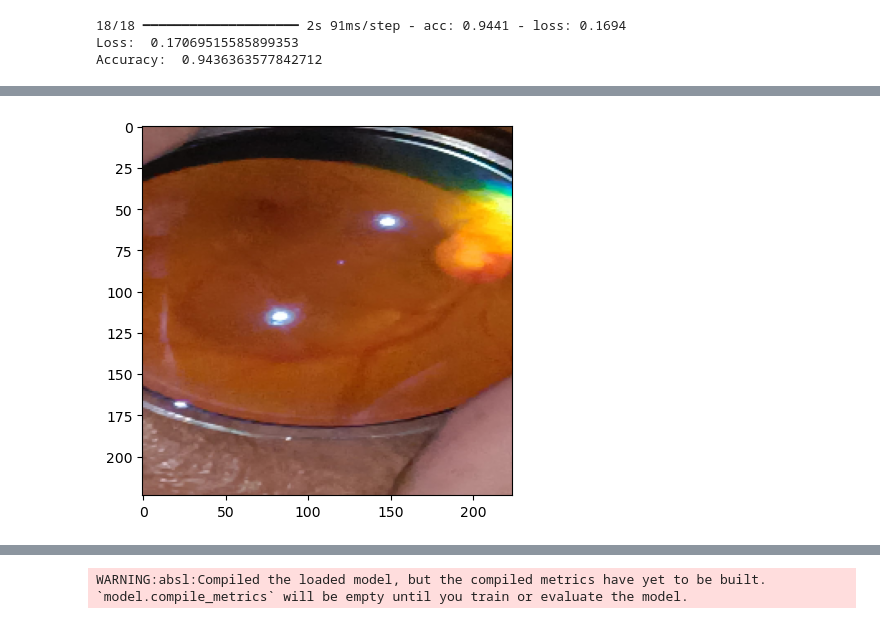
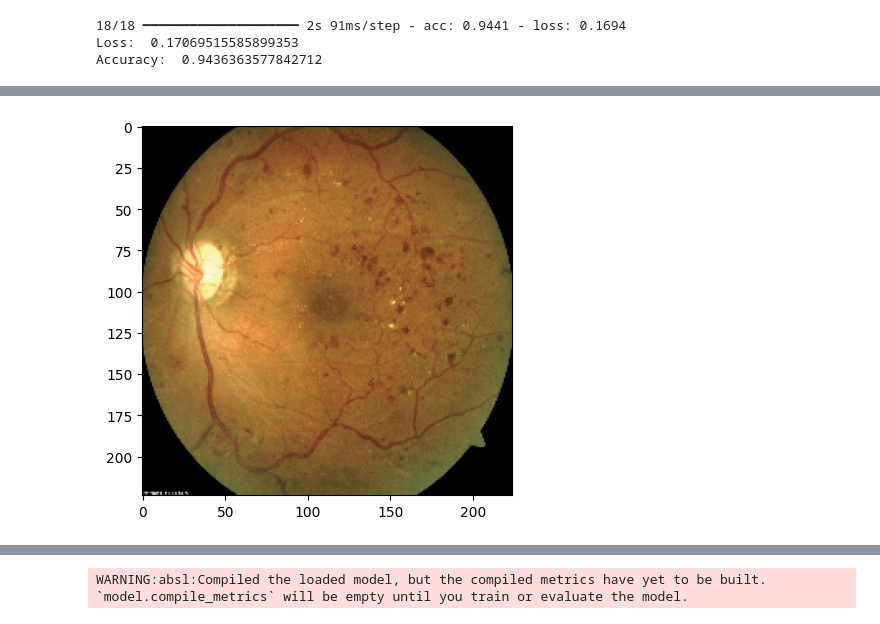
Before and after one commit to rushikeshchopaderc/DiabeticRetinopathy, a Jupyter notebook: diabetic-retinopathy-detection-v2.ipynb, the cells around one changed output, grey strips where cells are left out. Drawn from its saved outputs; the diff is of its cells as text; code cells hidden in the pictures.

```diff
--- a/diabetic-retinopathy-detection-v2.ipynb
+++ b/diabetic-retinopathy-detection-v2.ipynb
@@ -249,5 +245,5 @@ def predict_class(path):
     else:
         print('Diabetic Retinopathy Detected')
 # %%
-predict_class('retina1.png')
+predict_class('retina_apr.png')
 # %% [output]
@@ -257,3 +252,3 @@ WARNING:absl:Compiled the loaded model, but the compiled metrics have yet to be
 Diabetic Retinopathy Not Detected
-[figure, old version]
+[figure, new version]
 # %%
```
Also changed, not shown: parts of 5 cells of this notebook, 1 other file.
